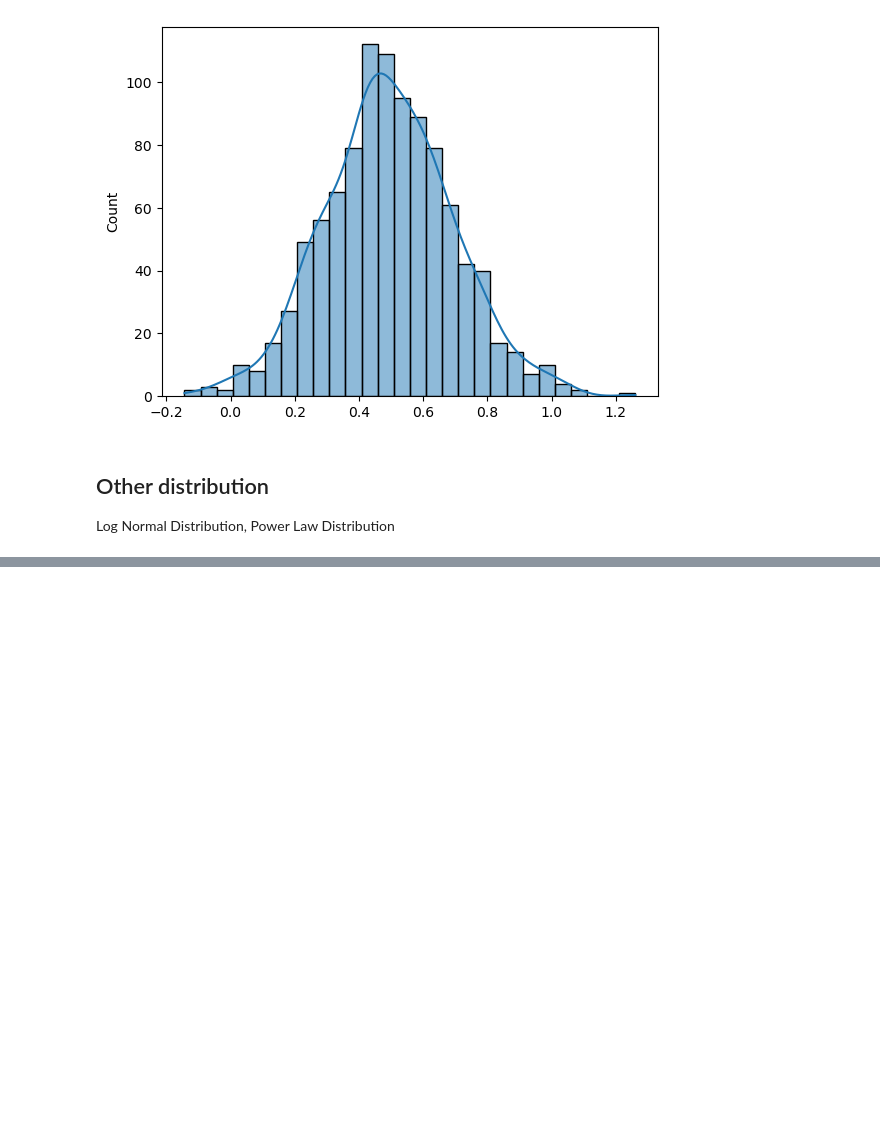
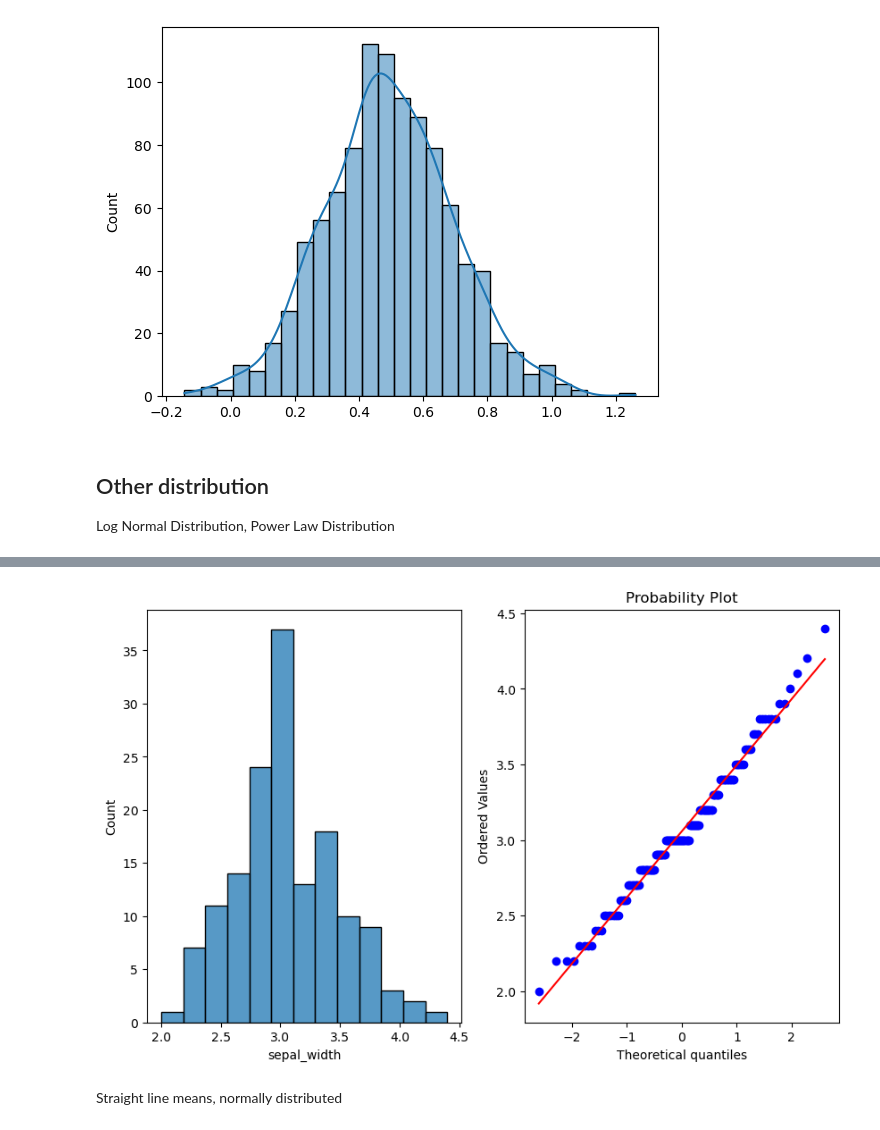
Before and after one commit to GarimaPaudel/Machine-Learning, a Jupyter notebook: Statistics.ipynb, the cells around one changed output, grey strips where cells are left out. Cells and saved outputs as stored; diff of their text form; code cells hidden in the pictures; blank space fills up the shorter version.

```diff
--- a/Statistics.ipynb
+++ b/Statistics.ipynb
@@ -188,0 +215,6 @@ sns.histplot(s, kde= True)
+# %%
+plot_data(df['sepal_width'])
+# %% [output]
+[figure, added]
+# %% [markdown]
+Straight line means, normally distributed
```
Also changed, not shown: parts of 15 cells of this notebook.
